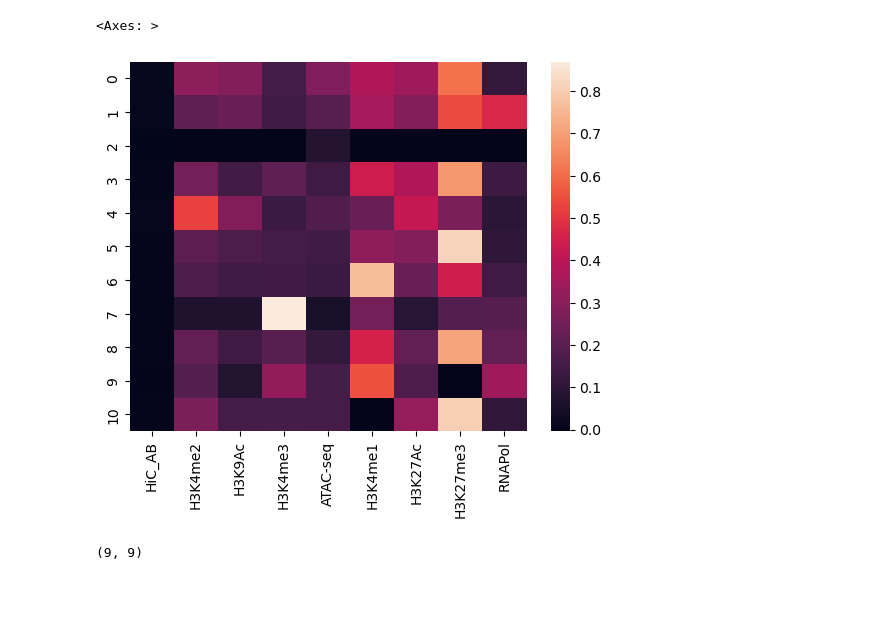
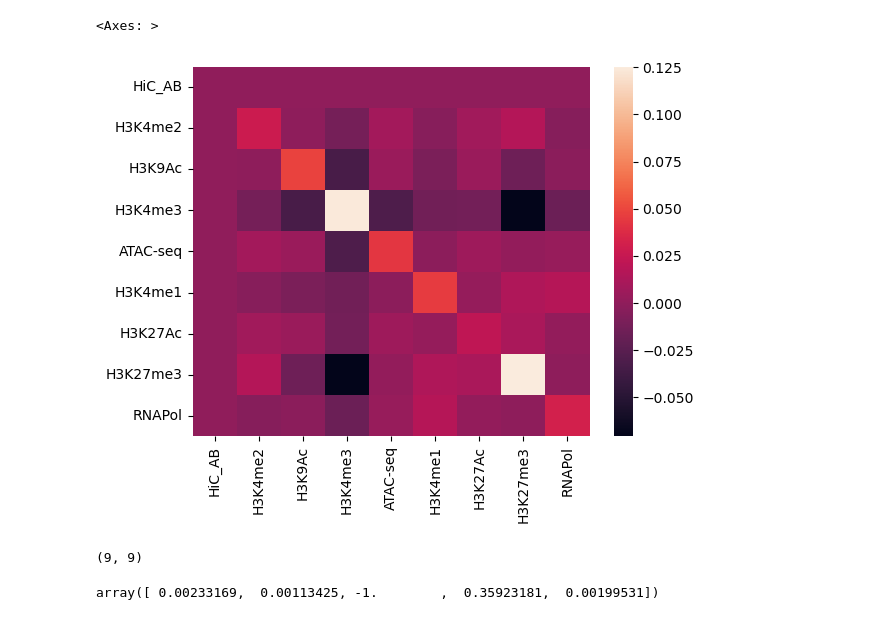
Before and after one commit to fshiau/comp-geno-proj, a Jupyter notebook: src/2_hmm/2.3_gmm-fit.ipynb, the cells around one changed output. Drawn from its saved outputs; the diff is of its cells as text; code cells hidden in the pictures; blank space fills up the shorter version.

```diff
--- a/src/2_hmm/2.3_gmm-fit.ipynb
+++ b/src/2_hmm/2.3_gmm-fit.ipynb
@@ -29,2 +41,4 @@ mat = np.hstack((mat[:,0].reshape(-1,1),Normalizer().fit_transform(X=mat[:,1:]))
 # %%
-gm = GaussianMixture(n_components = 11, random_state=0).fit(mat)
+gm = GaussianMixture(n_components = 6, random_state=0, warm_start=True)
+# %%
+gm.fit(mat)
@@ -30,0 +47,2 @@ gm = GaussianMixture(n_components = 11, random_state=0).fit(mat)
+# %%
+gm.fit(pd.read_csv(os.path.join(dir,'data','merged','1.4.1_train.csv')).iloc[:,4:].to_numpy())
@@ -30,0 +51,2 @@ gm = GaussianMixture(n_components = 11, random_state=0).fit(mat)
+# %%
+gm.fit(pd.read_csv(os.path.join(dir,'data','merged','1.4.2_train.csv')).iloc[:,4:].to_numpy())
@@ -71,9 +97,13 @@ GaussianMixture(n_components=7, random_state=0)
 # %%
-sns.heatmap(gm.means_,xticklabels=dat.columns[4:])
+sns.heatmap(gm.covariances_[1],xticklabels=dat.columns[4:],yticklabels=dat.columns[4:])
 # %% [output]
 <Axes: >
-[figure, old version]
+[figure, new version]
 # %%
 gm.precisions_cholesky_[0].shape
 # %% [output]
 (9, 9)
+# %%
+gm.means_[:,0]
+# %% [output]
+array([ 0.00233169,  0.00113425, -1.        ,  0.35923181,  0.00199531])
```
Also changed, not shown: parts of 19 cells of this notebook, 3 other files.
